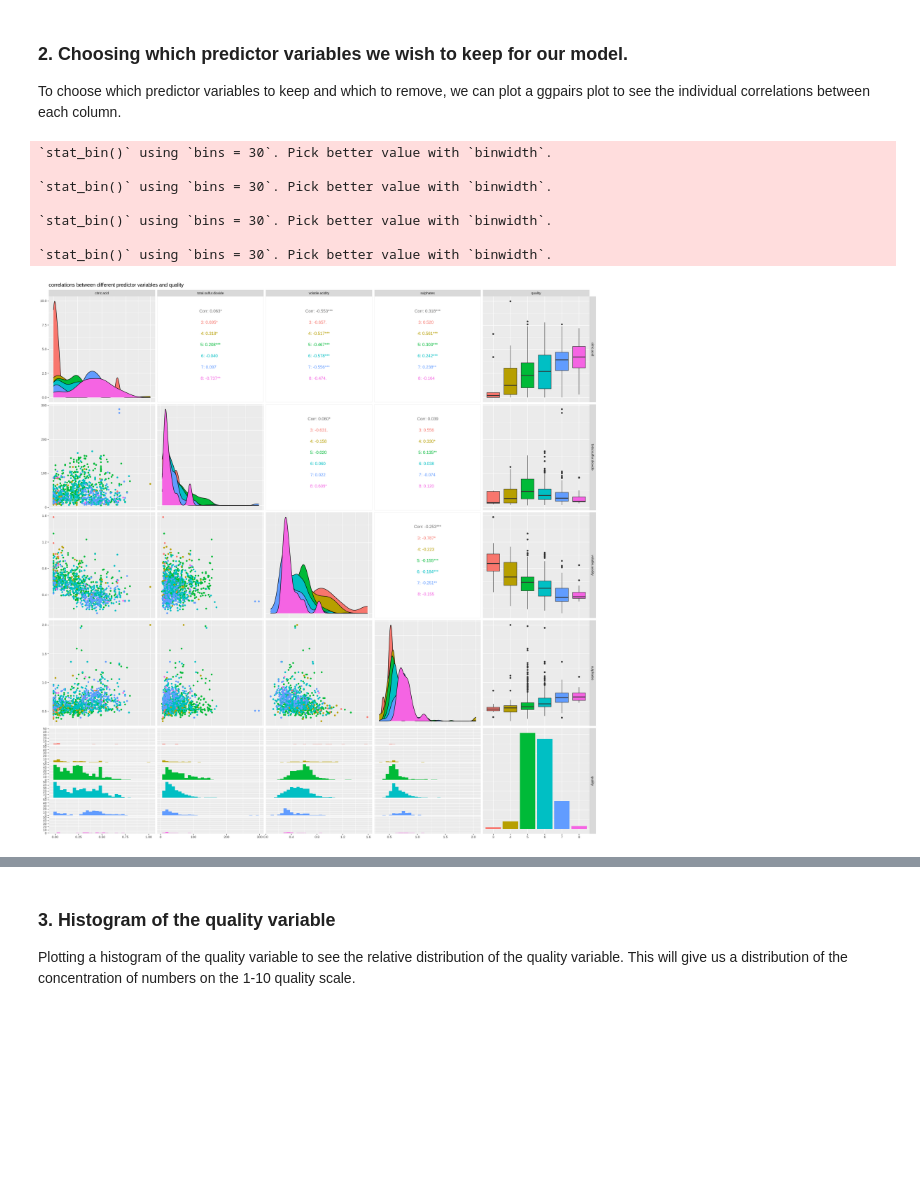
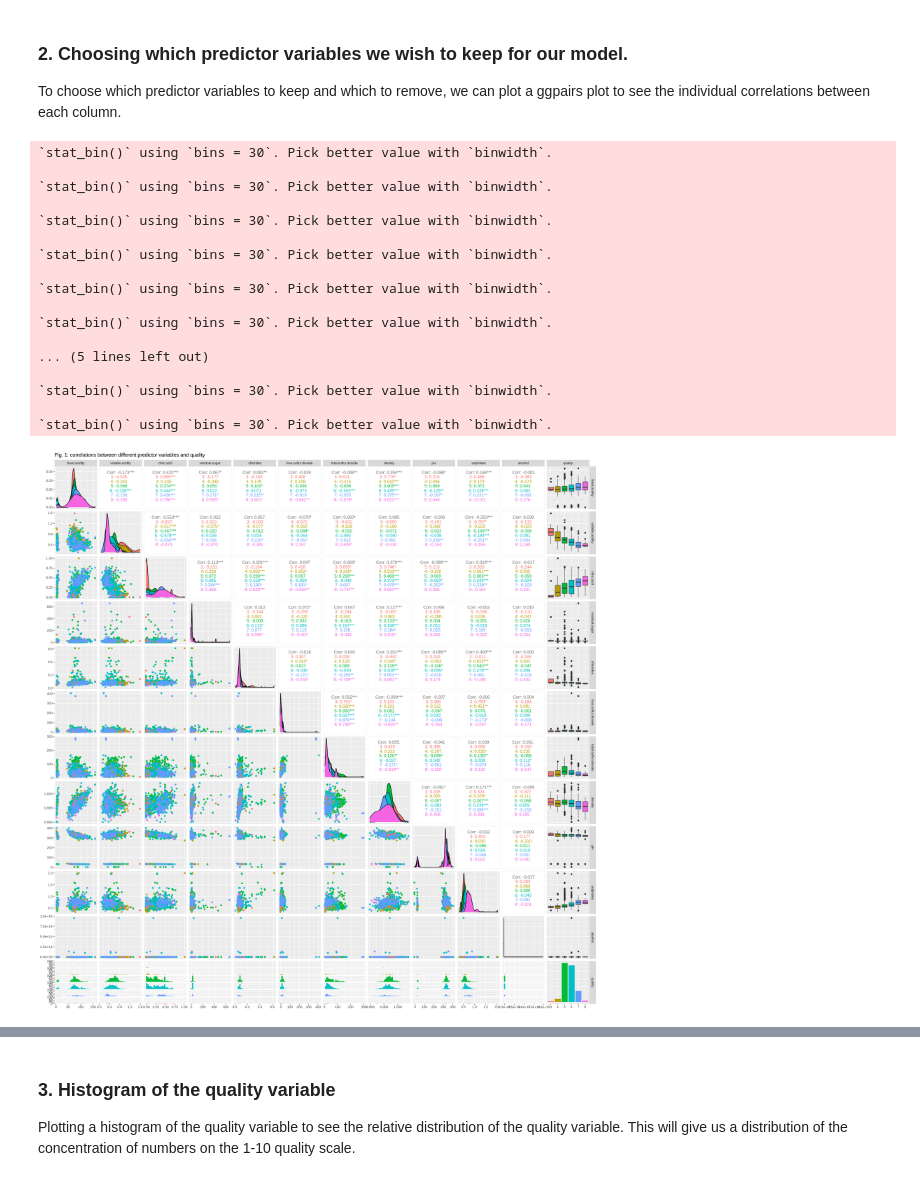
Before and after one commit to s4yuj/KNN-Wine-Quality-Predictor, a Jupyter notebook: project_report.ipynb, the cells around one changed output, grey strips where cells are left out. Cells and saved outputs as stored; diff of their text form; code cells hidden in the pictures; blank space fills up the shorter version.

```diff
--- a/project_report.ipynb
+++ b/project_report.ipynb
@@ -115,17 +144,26 @@ To choose which predictor variables to keep and which to remove, we can plot a g
 # %%
 options(repr.plot.height = 20, repr.plot.width = 20)
 
-
 ggpairs(wine_train,
         mapping = ggplot2::aes(colour = quality),
-        title = "correlations between different predictor variables and quality")
+        title = "Fig. 1: correlations between different predictor variables and quality")
 # %% [output]
 `stat_bin()` using `bins = 30`. Pick better value with `binwidth`.
 
 `stat_bin()` using `bins = 30`. Pick better value with `binwidth`.
 
 `stat_bin()` using `bins = 30`. Pick better value with `binwidth`.
 
 `stat_bin()` using `bins = 30`. Pick better value with `binwidth`.
+
+`stat_bin()` using `bins = 30`. Pick better value with `binwidth`.
+
+`stat_bin()` using `bins = 30`. Pick better value with `binwidth`.
+
+... (5 lines left out)
+
+`stat_bin()` using `bins = 30`. Pick better value with `binwidth`.
+
+`stat_bin()` using `bins = 30`. Pick better value with `binwidth`.
-[figure, old version]
+[figure, new version]
 # %% [markdown]
```
Also changed, not shown: parts of 23 cells of this notebook.
